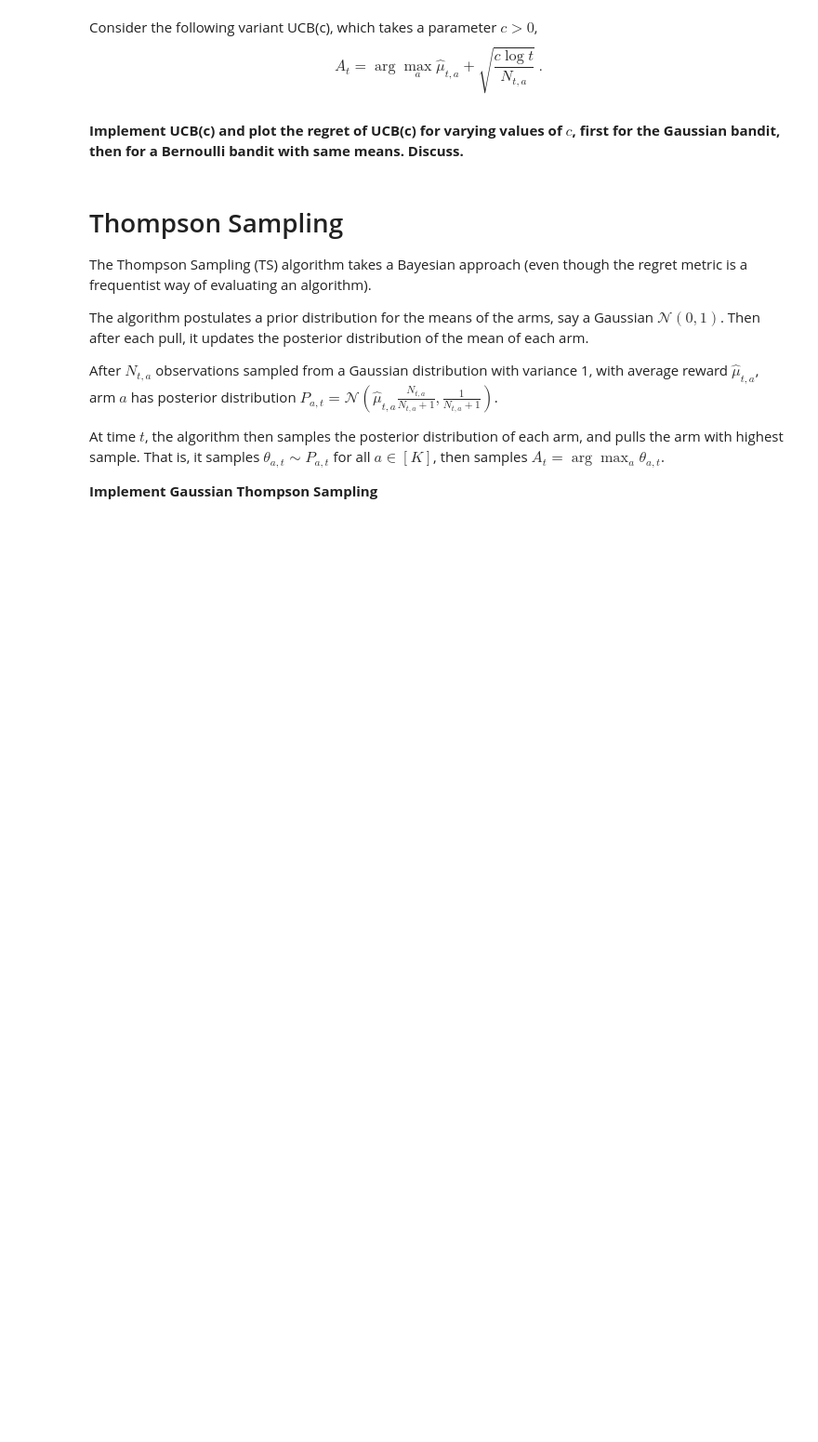
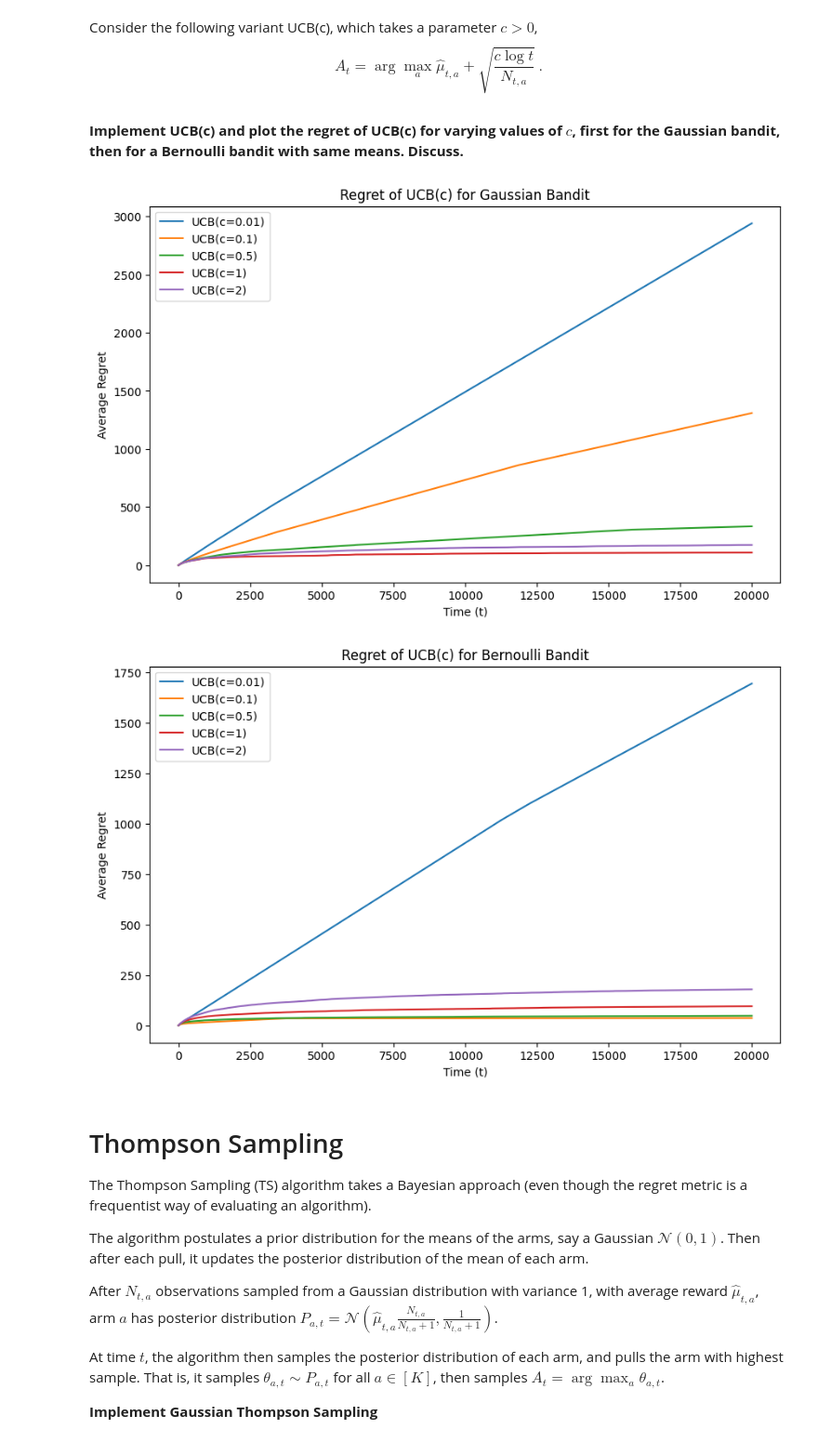
Before and after one commit to benech17/Reinforcement-Learning-SDIA, a Jupyter notebook: TP3/Bandit.ipynb, the cells around one changed output. Shown: that part at 93% size. Saved outputs shown, nothing was run; the diff lists cells and outputs as text; code cells hidden in the pictures; blank space fills up the shorter version.

```diff
--- a/TP3/Bandit.ipynb
+++ b/TP3/Bandit.ipynb
@@ -180,6 +320,60 @@ Consider the following variant UCB(c), which takes a parameter $c>0$,
 $$A_t = \arg\max_a \hat{\mu}_{t,a} + \sqrt{\frac{c \log t}{N_{t,a}}} \: .$$
 # %% [markdown]
 **Implement UCB(c) and plot the regret of UCB(c) for varying values of $c$, first for the Gaussian bandit, then for a Bernoulli bandit with same means. Discuss.**
+# %%
+def UCB_c(emp_means, nb_pulls, t, c):
+    """
+    Upper Confidence Bound (UCB) with parameter c arm selection
+
+    emp_means: numpy.ndarray; vector of empirical means of the arms
+    nb_pulls: numpy.ndarray; number of times each arm was chosen previously
+    t: int; current time
+    c: float; exploration parameter
+
+    Returns: int; arm selected by UCB(c)
+    """
+    K = len(emp_means)
+
+    # Check if t is less than K to pull each arm once initially
+    if t < K:
+        return t
+
+    # Calculate UCB values for each arm
+    ucb_values = emp_means + np.sqrt(c * np.log(t + 1) / nb_pulls)
+
+    # Select the arm with the highest UCB value
+    return np.argmax(ucb_values)
+
+# Define a function to plot the regret for varying values of c
+def plot_regret_for_ucb_c(bandit, c_values, T, num_experiments, title):
+    plt.figure(figsize=(10, 6))
+    for c in c_values:
+        average_regret = run_bandit_experiment(bandit, UCB_c, T, num_experiments, c=c)
+        plt.plot(range(T), average_regret, label=f"UCB(c={c})")
+
+    plt.xlabel("Time (t)")
+    plt.ylabel("Average Regret")
+    plt.title(title)
+    plt.legend()
+    plt.show()
+
+# Bandit definitions
+GaussianBandit4 = lambda: GaussianBandit([0.3, 0.5, 0.25, 0.1])
+BernoulliBandit4 = lambda: BernoulliBandit([0.3, 0.5, 0.25, 0.1])
+
+# Parameters for the experiment
+T = 20000
+num_experiments = 30
+c_values = [0.01, 0.1, 0.5, 1, 2]
+
+# Plotting for Gaussian Bandit
+plot_regret_for_ucb_c(GaussianBandit4, c_values, T, num_experiments, "Regret of UCB(c) for Gaussian Bandit")
+
+# Plotting for Bernoulli Bandit
+plot_regret_for_ucb_c(BernoulliBandit4, c_values, T, num_experiments, "Regret of UCB(c) for Bernoulli Bandit")
+# %% [output]
+[figure, added]
+[figure, added]
 # %% [markdown]
 # Thompson Sampling
 
```
Also changed, not shown: parts of 11 cells of this notebook.
